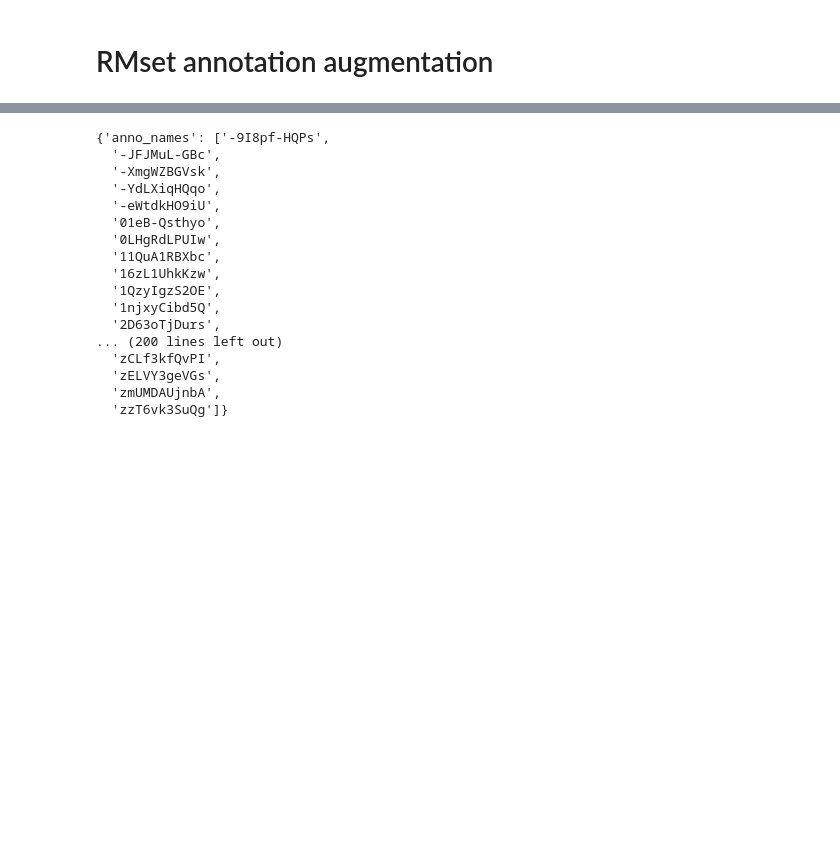
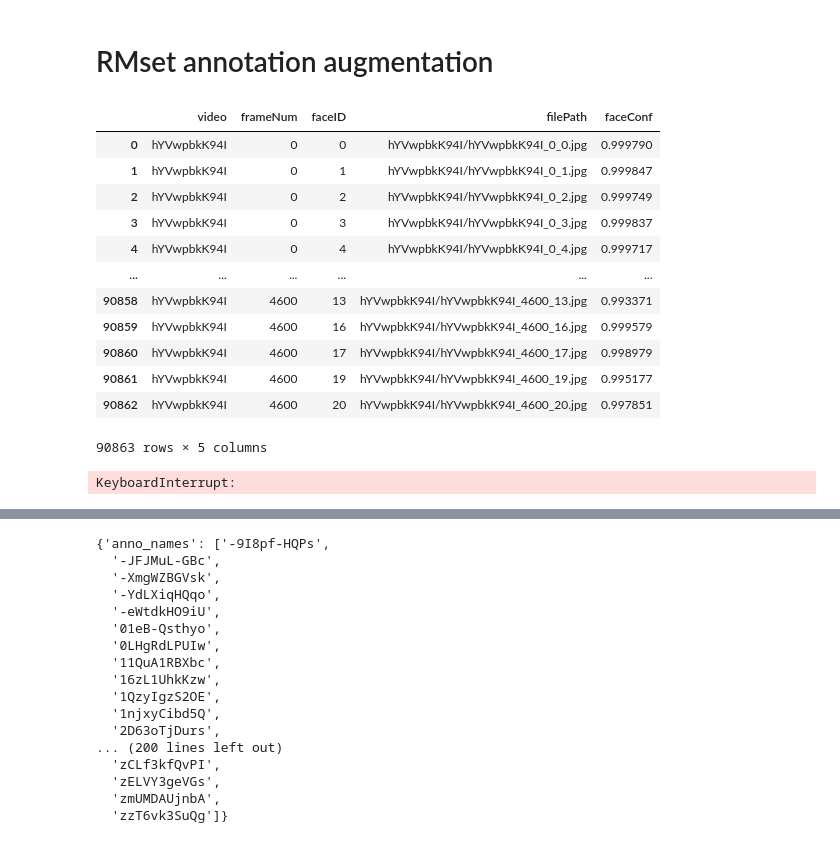
Before and after one commit to yunseongcho/RMFER, a Jupyter notebook: 실험실.ipynb, the cells around one changed output, grey strips where cells are left out. Saved outputs shown, nothing was run; the diff lists cells and outputs as text; code cells hidden in the pictures; blank space fills up the shorter version.

```diff
--- a/실험실.ipynb
+++ b/실험실.ipynb
@@ -82,3 +82,35 @@ os.mkdir(dst_root)
 for n_skip in range(1, 31):
     skipped_root = os.path.join(dst_root, f"{n_skip:02}")
     os.mkdir(skipped_root)
+# %%
+anno_name = os.listdir(src_root)[0]
+# %%
+anno_df = pd.read_pickle(os.path.join(src_root, anno_name))
+# %%
+anno_df
+# %% [output]
+|  | video | frameNum | faceID | filePath | faceConf |
+| 0 | hYVwpbkK94I | 0 | 0 | hYVwpbkK94I/hYVwpbkK94I_0_0.jpg | 0.999790 |
+| 1 | hYVwpbkK94I | 0 | 1 | hYVwpbkK94I/hYVwpbkK94I_0_1.jpg | 0.999847 |
+| 2 | hYVwpbkK94I | 0 | 2 | hYVwpbkK94I/hYVwpbkK94I_0_2.jpg | 0.999749 |
+| 3 | hYVwpbkK94I | 0 | 3 | hYVwpbkK94I/hYVwpbkK94I_0_3.jpg | 0.999837 |
+| 4 | hYVwpbkK94I | 0 | 4 | hYVwpbkK94I/hYVwpbkK94I_0_4.jpg | 0.999717 |
+| ... | ... | ... | ... | ... | ... |
+| 90858 | hYVwpbkK94I | 4600 | 13 | hYVwpbkK94I/hYVwpbkK94I_4600_13.jpg | 0.993371 |
+| 90859 | hYVwpbkK94I | 4600 | 16 | hYVwpbkK94I/hYVwpbkK94I_4600_16.jpg | 0.999579 |
+| 90860 | hYVwpbkK94I | 4600 | 17 | hYVwpbkK94I/hYVwpbkK94I_4600_17.jpg | 0.998979 |
+| 90861 | hYVwpbkK94I | 4600 | 19 | hYVwpbkK94I/hYVwpbkK94I_4600_19.jpg | 0.995177 |
+| 90862 | hYVwpbkK94I | 4600 | 20 | hYVwpbkK94I/hYVwpbkK94I_4600_20.jpg | 0.997851 |
+90863 rows × 5 columns
+# %%
+for n_skip in range(1, 31):
+    skipped_root = os.path.join(dst_root, f"{n_skip:02}")
+    for remain in range(n_skip):
+        anno_df = anno_df[
+            anno_df.frameNum % n_skip == remain
+        ].reset_index(drop=True)
+        anno_df.frameNum = anno_df.frameNum.to_numpy() // n_skip
+        dst_path = os.path.join(skipped_root, f"remain{remain:02}_{anno_name}")
+        anno_df.to_pickle(dst_path)
+# %% [output]
+KeyboardInterrupt:
```
Also changed, not shown: parts of 1 cell of this notebook.
